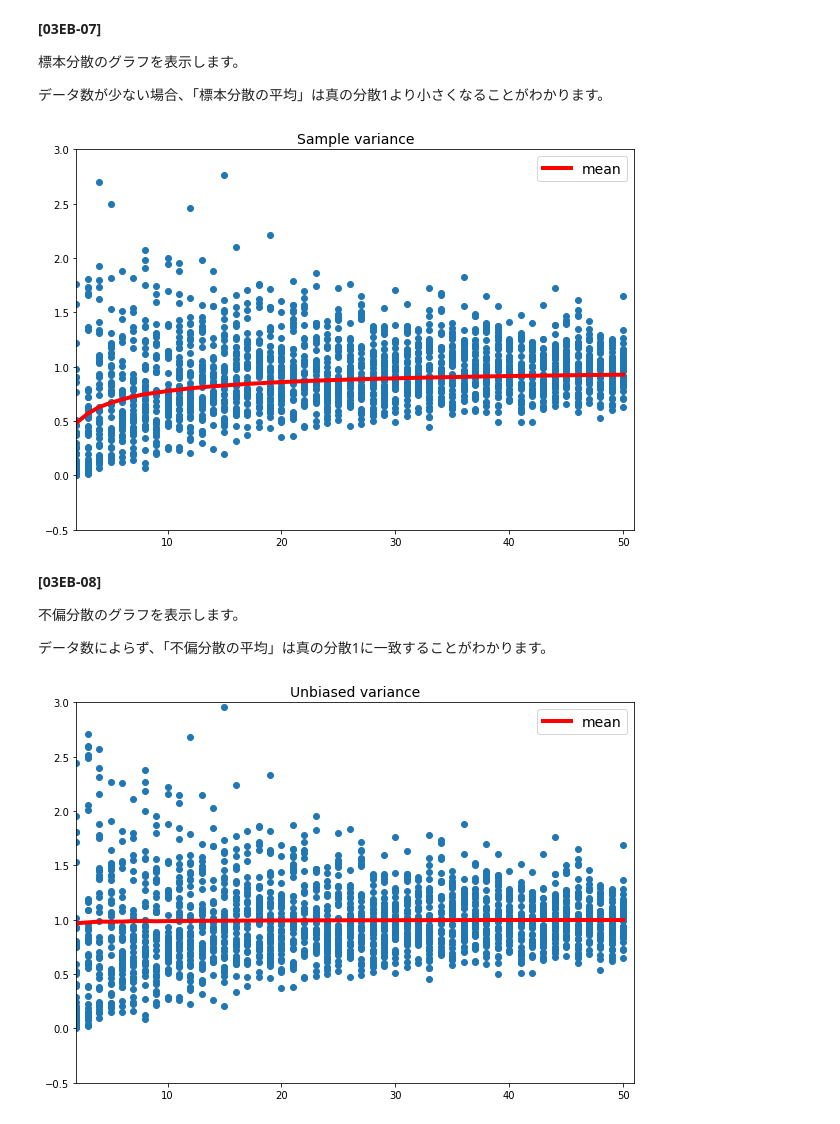
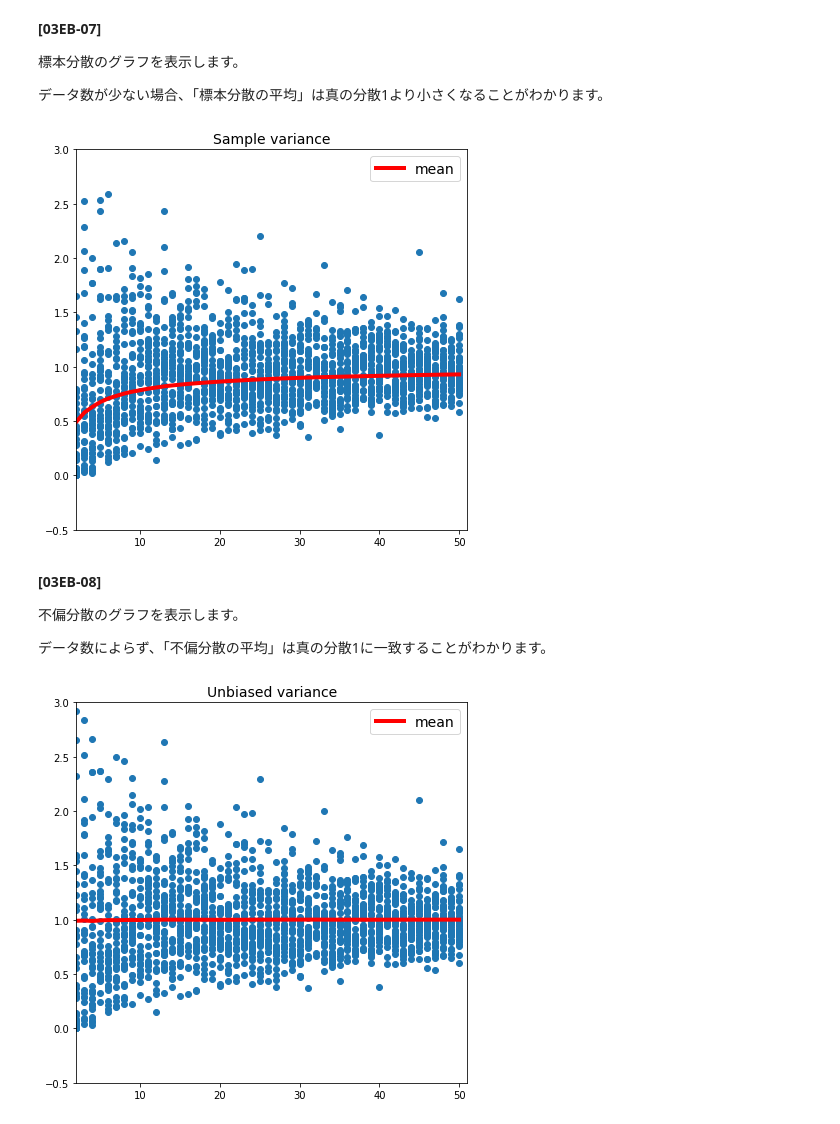
Before and after one commit to enakai00/colab_mlbook, a Jupyter notebook: 03-estimator_bias.ipynb, the cells around one changed output. Drawn from its saved outputs; the diff is of its cells as text; code cells hidden in the pictures.

```diff
--- a/03-estimator_bias.ipynb
+++ b/03-estimator_bias.ipynb
@@ -87,12 +87,12 @@ draw_subplot(subplot, raw_linex, raw_mu, mean_linex, mean_mu, (-1.5, 1.5))
 
 データ数が少ない場合、「標本分散の平均」は真の分散1より小さくなることがわかります。
 # %%
-fig = plt.figure(figsize=(10, 7))
+fig = plt.figure(figsize=(7, 7))
 subplot = fig.add_subplot(1, 1, 1)
 subplot.set_title('Sample variance', fontsize=14)
 draw_subplot(subplot, raw_linex, raw_s2, mean_linex, mean_s2, (-0.5, 3.0))
 # %% [output]
-[figure, old version]
+[figure, new version]
 # %% [markdown]
 **[03EB-08]**
 
@@ -100,9 +100,9 @@ draw_subplot(subplot, raw_linex, raw_s2, mean_linex, mean_s2, (-0.5, 3.0))
 
 データ数によらず、「不偏分散の平均」は真の分散1に一致することがわかります。
 # %%
-fig = plt.figure(figsize=(10, 7))
+fig = plt.figure(figsize=(7, 7))
 subplot = fig.add_subplot(1, 1, 1)
 subplot.set_title('Unbiased variance', fontsize=14)
 draw_subplot(subplot, raw_linex, raw_u2, mean_linex, mean_u2, (-0.5, 3.0))
 # %% [output]
-[figure, old version]
+[figure, new version]
```
Also changed, not shown: parts of 2 cells of this notebook.
